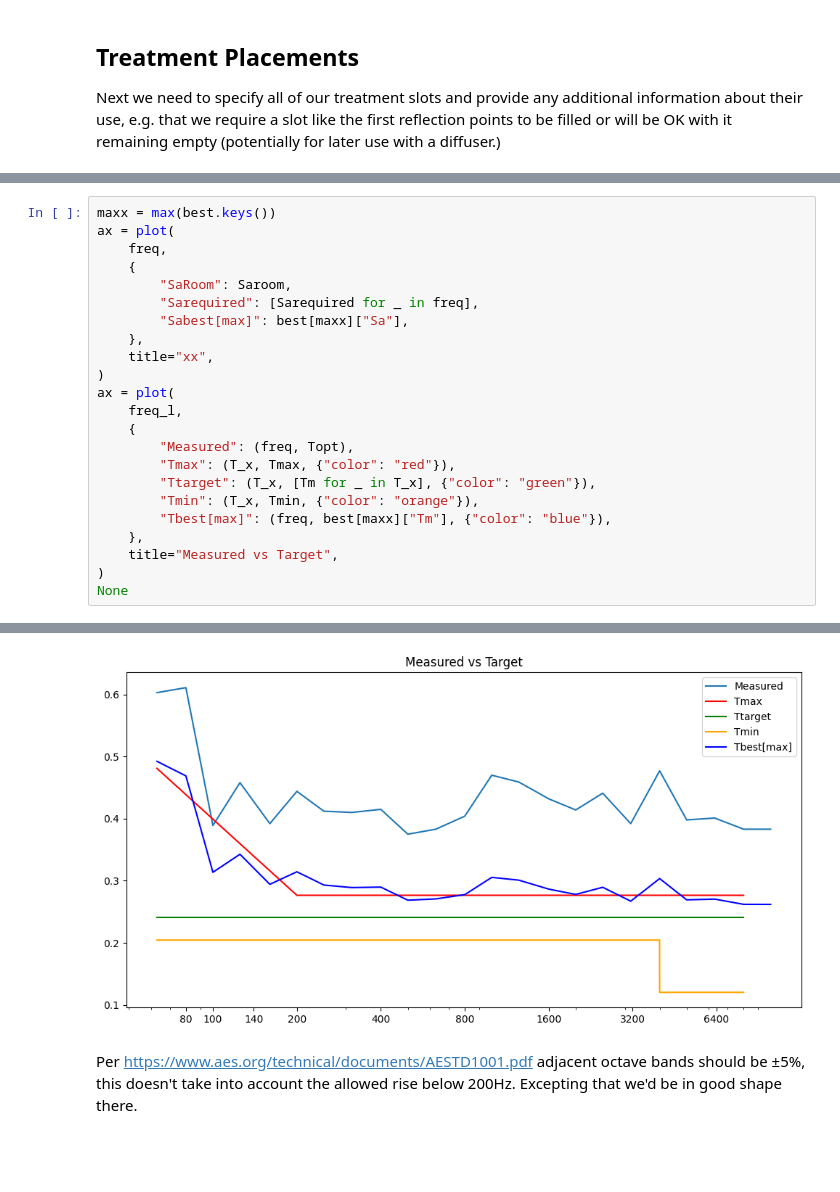
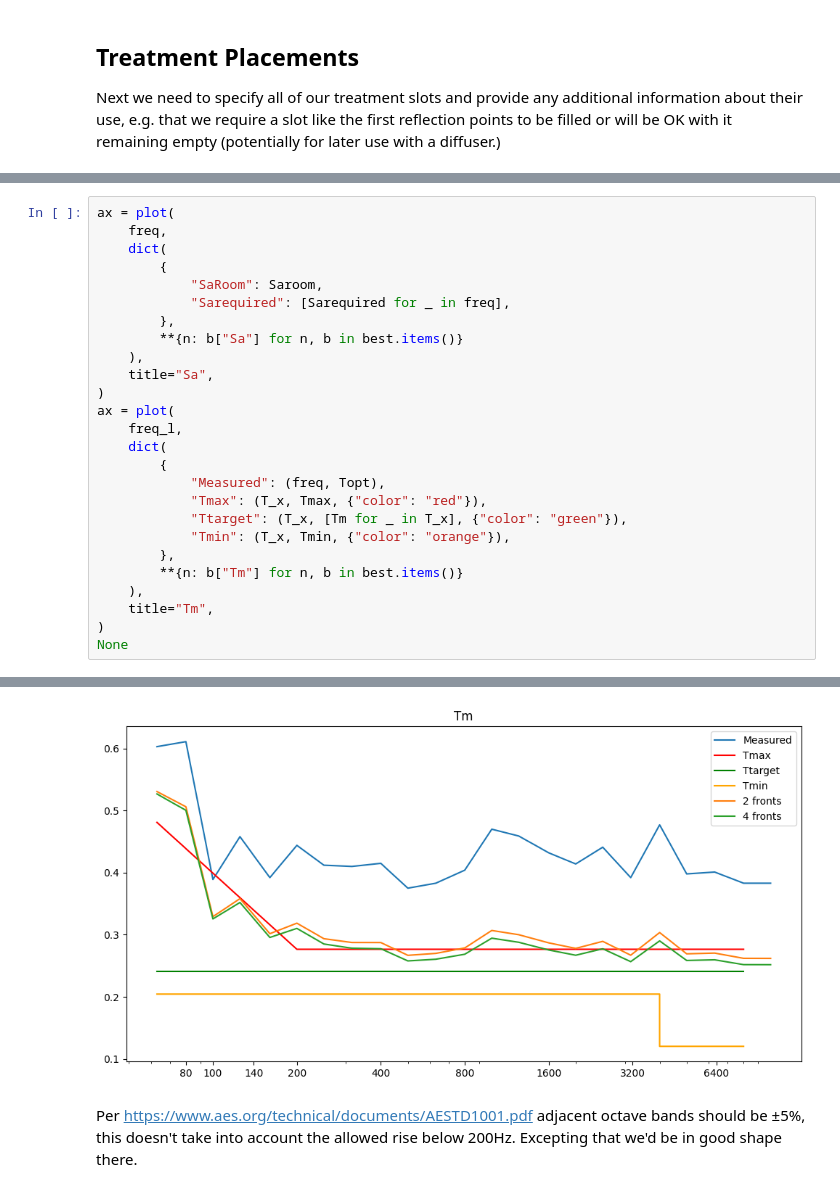
Before and after one commit to ross/acoustics, a Jupyter notebook: porous-absorbers/fitter.ipynb, the cells around one changed output, grey strips where cells are left out. Saved outputs shown, nothing was run; the diff lists cells and outputs as text; blank space fills up the shorter version.

```diff
--- a/porous-absorbers/fitter.ipynb
+++ b/porous-absorbers/fitter.ipynb
@@ -260,24 +252,27 @@ ax = plot(freq, {u: d["Tm"] for u, d in sorted(best.items())})
 # %%
-maxx = max(best.keys())
 ax = plot(
     freq,
-    {
-        "SaRoom": Saroom,
-        "Sarequired": [Sarequired for _ in freq],
-        "Sabest[max]": best[maxx]["Sa"],
-    },
-    title="xx",
+    dict(
+        {
+            "SaRoom": Saroom,
+            "Sarequired": [Sarequired for _ in freq],
+        },
+        **{n: b["Sa"] for n, b in best.items()}
+    ),
+    title="Sa",
 )
 ax = plot(
     freq_l,
-    {
-        "Measured": (freq, Topt),
-        "Tmax": (T_x, Tmax, {"color": "red"}),
-        "Ttarget": (T_x, [Tm for _ in T_x], {"color": "green"}),
-        "Tmin": (T_x, Tmin, {"color": "orange"}),
-        "Tbest[max]": (freq, best[maxx]["Tm"], {"color": "blue"}),
-    },
-    title="Measured vs Target",
+    dict(
+        {
+            "Measured": (freq, Topt),
+            "Tmax": (T_x, Tmax, {"color": "red"}),
+            "Ttarget": (T_x, [Tm for _ in T_x], {"color": "green"}),
+            "Tmin": (T_x, Tmin, {"color": "orange"}),
+        },
+        **{n: b["Tm"] for n, b in best.items()}
+    ),
+    title="Tm",
 )
 None
 # %% [output]
@@ -285,4 +280,4 @@ None
-[figure, old version]
+[figure, new version]
 # %% [markdown]
 Per https://www.aes.org/technical/documents/AESTD1001.pdf adjacent octave bands should be ±5%, this doesn't take into account the allowed rise below 200Hz. Excepting that we'd be in good shape there.
 # %%
```
Also changed, not shown: parts of 12 cells of this notebook, 1 other file.
